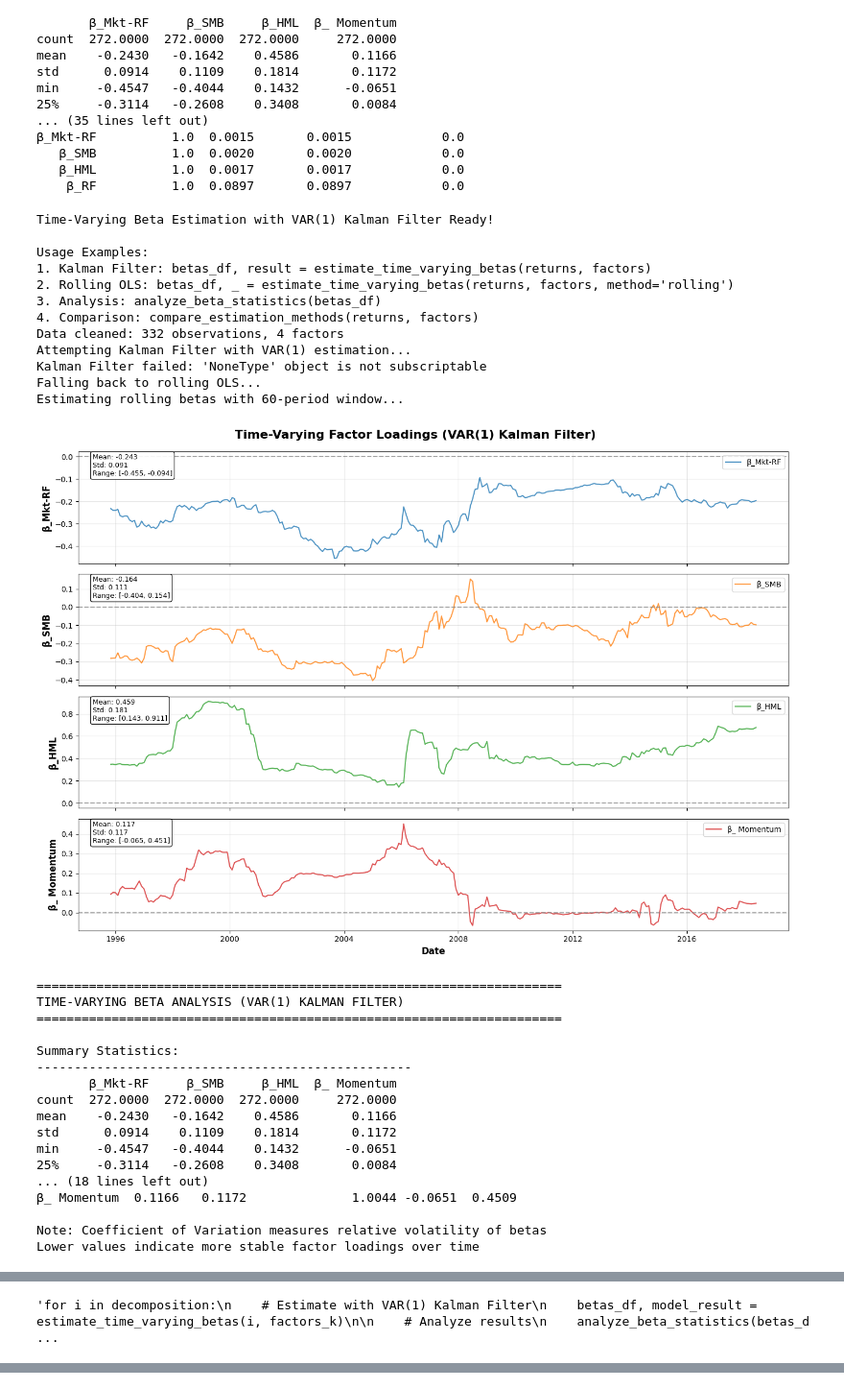
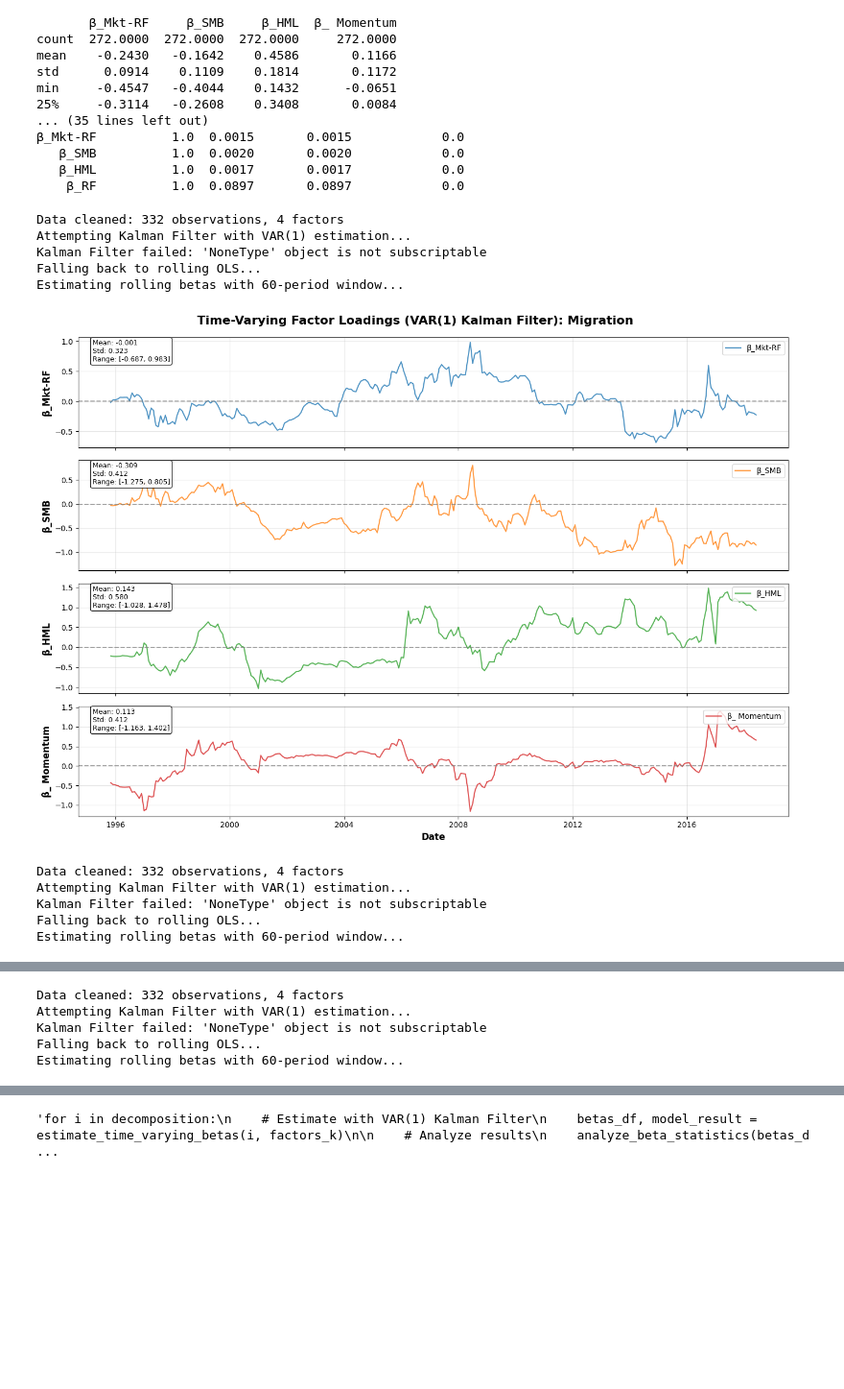
Before and after one commit to justusschenk/valueinvesting, a Jupyter notebook: Fama-French-Carhart.ipynb, the cells around one changed output, grey strips where cells are left out. Shown at 96% size. Cells and saved outputs as stored; diff of their text form; code cells hidden in the pictures; blank space fills up the shorter version.

Commit message:
FFC and Macro run with return decomp.

```diff
--- a/Fama-French-Carhart.ipynb
+++ b/Fama-French-Carhart.ipynb
@@ -565,7 +559,7 @@ Pseudo-Alpha:  0.001530364363529508
 # %%
 #OLS FFC
 import statsmodels.api as sm
-X = df_us[["Mkt-RF", "SMB", ' Momentum']]
+X = df_us[["Mkt-RF", "SMB", 'HML', ' Momentum']]
 X = sm.add_constant(X)
 Y = df_us["LS-RF"]
 
@@ -1913,11 +1907,11 @@ def estimate_time_varying_betas(returns, factors, factor_names=None, plot=True,
             model_result = None
 
     if plot and betas_df is not None and len(betas_df) > 0:
-        plot_time_varying_betas(betas_df)
+        plot_time_varying_betas(betas_df, returns)
 
     return betas_df, model_result
 
-def plot_time_varying_betas(betas_df, figsize=(14, 10)):
+def plot_time_varying_betas(betas_df, returns, figsize=(14, 10)):
     """
     Plot time-varying beta estimates
 
@@ -1929,7 +1923,7 @@ def plot_time_varying_betas(betas_df, figsize=(14, 10)):
         Figure size
     """
     betas_df = betas_df.copy()
-    betas_df.index = betas_df.index.to_timestamp()
+    #betas_df.index = betas_df.index.to_timestamp()
 
     n_factors = len(betas_df.columns)
     fig, axs = plt.subplots(n_factors, 1, figsize=figsize, sharex=True)
@@ -1966,8 +1960,12 @@ def plot_time_varying_betas(betas_df, figsize=(14, 10)):
 
     # Final formatting
     axs[-1].set_xlabel("Date", fontsize=12, fontweight='bold')
-    fig.suptitle("Time-Varying Factor Loadings (VAR(1) Kalman Filter)",
-                 fontsize=16, fontweight='bold')
+    if returns.name == 'Migration_m':
+        fig.suptitle("Time-Varying Factor Loadings (VAR(1) Kalman Filter): Migration", fontsize=16, fontweight='bold')
+    if returns.name == 'CAV_m':
+        fig.suptitle("Time-Varying Factor Loadings (VAR(1) Kalman Filter): Change in Aggregate Valuation", fontsize=16, fontweight='bold')
+    if returns.name == 'Income_Yield_m':
+        fig.suptitle("Time-Varying Factor Loadings (VAR(1) Kalman Filter): Income Yield", fontsize=16, fontweight='bold')
     plt.tight_layout()
     plt.subplots_adjust(top=0.94)
     plt.show()
@@ -2068,68 +2066,49 @@ def compare_estimation_methods(returns, factors):
     print("\nMethod Comparison Results:")
     print("-" * 40)
     print(comparison_df.to_string(index=False))
 
     return comparison_df, kf_betas, rolling_betas
 
-# === Example Usage ===
-if __name__ == "__main__":
-    print("Time-Varying Beta Estimation with VAR(1) Kalman Filter Ready!")
-    print("\nUsage Examples:")
-    print("1. Kalman Filter: betas_df, result = estimate_time_varying_betas(returns, factors)")
-    print("2. Rolling OLS: betas_df, _ = estimate_time_varying_betas(returns, factors, method='rolling')")
-    print("3. Analysis: analyze_beta_statistics(betas_df)")
-    print("4. Comparison: compare_estimation_methods(returns, factors)")
+
+# Your data
+#df_us.index = pd.DatetimeIndex(df_us.index)
 
 
-# Your data
-#df_us.index = df_us.index.to_timestamp()
-returns_k = df_us['LS-RF']
+#returns_k = df_us['LS-RF']
+migration = df_us['Migration_m']
+income_yield = df_us['Income_Yield_m']
+cav = df_us['CAV_m']
 factors_k = df_us[['Mkt-RF', 'SMB', 'HML', ' Momentum']]
 #returns.index = returns.index.to_timestamp()
 #factors.index = factors.index.to_timestamp()
 #decomposition = [df_us['Change in aggregate valuation'], df_us['Income Yield'], df_us['Migration']]
 
-betas_df, model_result = estimate_time_varying_betas(returns_k, factors_k)
-analyze_beta_statistics(betas_df)
+betas_df_mig, model_result_mig = estimate_time_varying_betas(migration, factors_k)
+betas_df_iy, model_result_iy = estimate_time_varying_betas(income_yield, factors_k)
+betas_df_cav, model_result_cav = estimate_time_varying_betas(cav, factors_k)
+analyze_beta_statistics(betas_df_mig)
+analyze_beta_statistics(betas_df_iy)
+analyze_beta_statistics(betas_df_cav)
 
 
 """for i in decomposition:
     # Estimate with VAR(1) Kalman Filter
     betas_df, model_result = estimate_time_varying_betas(i, factors_k)
 
     # Analyze results
     analyze_beta_statistics(betas_df)
 
     # Compare methods
     comparison, kf_betas, rolling_betas = compare_estimation_methods(returns, factors)"""
 # %% [output]
-Time-Varying Beta Estimation with VAR(1) Kalman Filter Ready!
-
-Usage Examples:
-1. Kalman Filter: betas_df, result = estimate_time_varying_betas(returns, factors)
-2. Rolling OLS: betas_df, _ = estimate_time_varying_betas(returns, factors, method='rolling')
-3. Analysis: analyze_beta_statistics(betas_df)
-4. Comparison: compare_estimation_methods(returns, factors)
 Data cleaned: 332 observations, 4 factors
 Attempting Kalman Filter with VAR(1) estimation...
 Kalman Filter failed: 'NoneType' object is not subscriptable
 Falling back to rolling OLS...
 Estimating rolling betas with 60-period window...
-[figure, old version]
+[figure, new version]
-======================================================================
-TIME-VARYING BETA ANALYSIS (VAR(1) KALMAN FILTER)
-======================================================================
-
-Summary Statistics:
---------------------------------------------------
-       β_Mkt-RF     β_SMB     β_HML  β_ Momentum
-count  272.0000  272.0000  272.0000     272.0000
-mean    -0.2430   -0.1642    0.4586       0.1166
-std      0.0914    0.1109    0.1814       0.1172
-min     -0.4547   -0.4044    0.1432      -0.0651
-25%     -0.3114   -0.2608    0.3408       0.0084
-... (18 lines left out)
-β_ Momentum  0.1166   0.1172              1.0044 -0.0651  0.4509
-
-Note: Coefficient of Variation measures relative volatility of betas
-Lower values indicate more stable factor loadings over time
+Data cleaned: 332 observations, 4 factors
+Attempting Kalman Filter with VAR(1) estimation...
+Kalman Filter failed: 'NoneType' object is not subscriptable
+Falling back to rolling OLS...
+Estimating rolling betas with 60-period window...
@@ -2136 +2116,5 @@ Lower values indicate more stable factor loadings over time
-'for i in decomposition:\n    # Estimate with VAR(1) Kalman Filter\n    betas_df, model_result = estimate_time_varying_betas(i, factors_k)\n\n    # Analyze results\n    analyze_beta_statistics(betas_d ...
+Data cleaned: 332 observations, 4 factors
+Attempting Kalman Filter with VAR(1) estimation...
+Kalman Filter failed: 'NoneType' object is not subscriptable
+Falling back to rolling OLS...
+Estimating rolling betas with 60-period window...
@@ -2136,0 +2139 @@ Lower values indicate more stable factor loadings over time
+'for i in decomposition:\n    # Estimate with VAR(1) Kalman Filter\n    betas_df, model_result = estimate_time_varying_betas(i, factors_k)\n\n    # Analyze results\n    analyze_beta_statistics(betas_d ...
```
Also changed, not shown: parts of 7 cells of this notebook, 20 other files.
